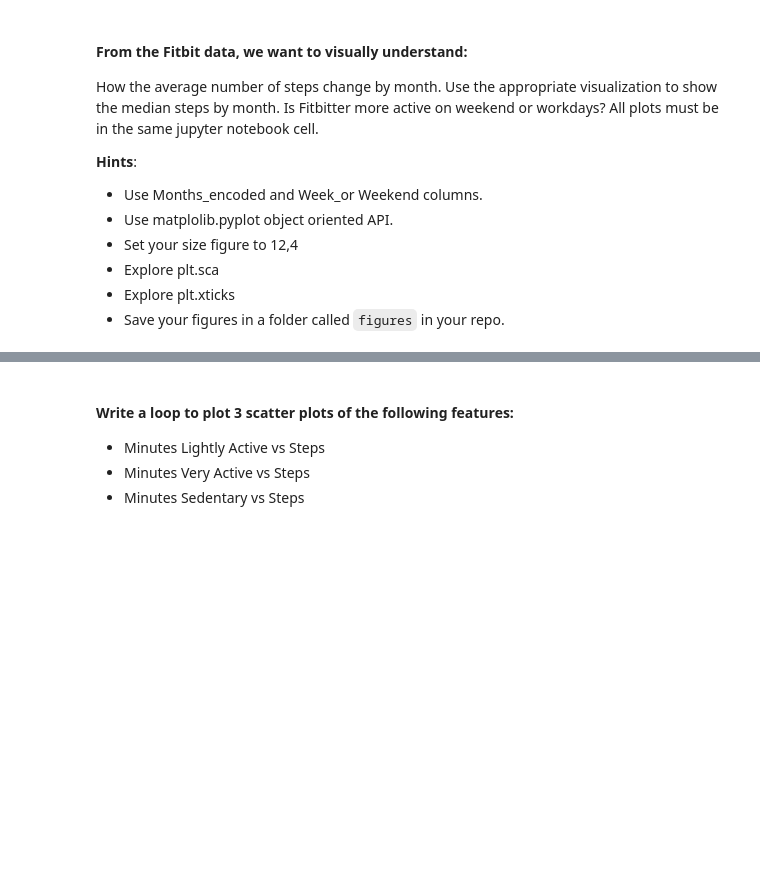
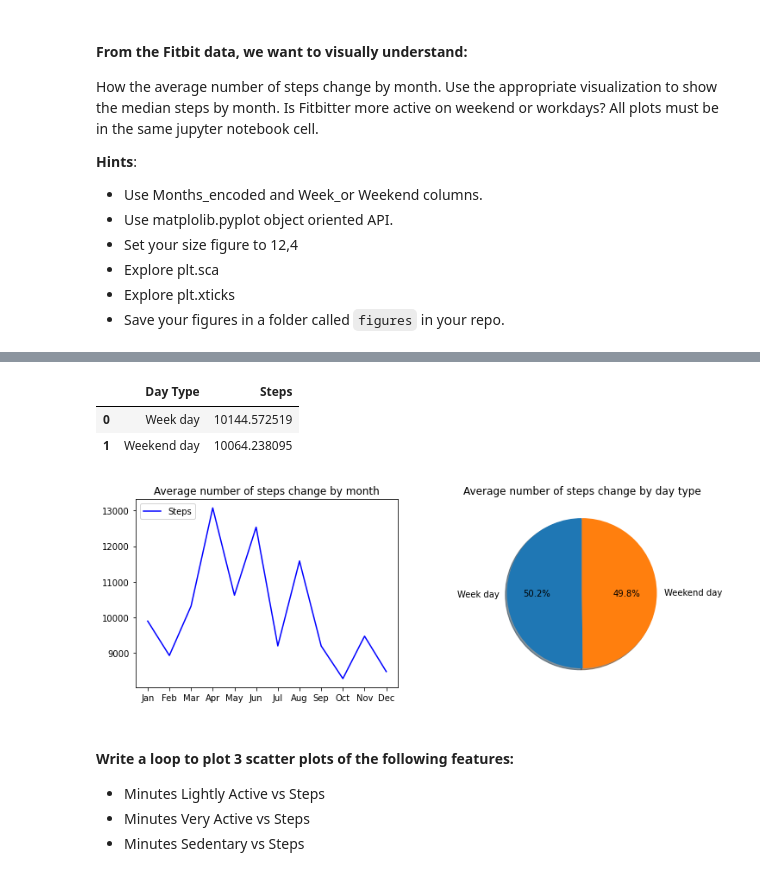
Before and after one commit to Malvagfr/dataptmad1121_labs, a Jupyter notebook: module-2/matplotlib-seaborn/your-code/main.ipynb, the cells around one changed output, grey strips where cells are left out. Saved outputs shown, nothing was run; the diff lists cells and outputs as text; code cells hidden in the pictures; blank space fills up the shorter version.

```diff
--- a/module-2/matplotlib-seaborn/your-code/main.ipynb
+++ b/module-2/matplotlib-seaborn/your-code/main.ipynb
@@ -99,0 +162,3 @@ How the average number of steps change by month. Use the appropriate visualizati
+# %%
+steps_by_month=fitbit2.groupby(['Month','Month Name']).agg({'Steps':'mean'})
+steps_by_month
@@ -99,0 +180,3 @@ How the average number of steps change by month. Use the appropriate visualizati
+# %%
+steps_by_month.reset_index(drop=False, inplace=True)
+steps_by_month
@@ -99,0 +197,26 @@ How the average number of steps change by month. Use the appropriate visualizati
+# %%
+# grouping data
+# MEDIAN STEPS BY WORK_OR_WEEKEND
+steps_by_day_type=fitbit2.groupby(['Day Type']).agg({'Steps':'mean'})
+steps_by_day_type.reset_index(drop=False, inplace=True)
+steps_by_day_type
+# %% [output]
+|  | Day Type | Steps |
+| 0 | Week day | 10144.572519 |
+| 1 | Weekend day | 10064.238095 |
+# %%
+pie_chart_label=list(steps_by_day_type['Day Type'].unique())
+# %%
+# building vis
+# MEDIAN STEPS BY MONTH_ENCODED
+fig, axs = plt.subplots(ncols=2, nrows=1, figsize=(12,4))
+axs[0].plot(steps_by_month['Month Name'], steps_by_month['Steps'], label='Steps', color='blue')
+axs[0].set_title('Average number of steps change by month')
+axs[0].legend(loc=2, prop={'size': 10})
+# MEDIAN STEPS BY WORK_OR_WEEKEND
+explode = (0, 0.1, 0)
+axs[1].pie(steps_by_day_type['Steps'], autopct='%1.1f%%', shadow=True, startangle=90, labels=pie_chart_label)
+axs[1].set_title('Average number of steps change by day type')
+plt.show()
+# %% [output]
+[figure, added]
```
Also changed, not shown: parts of 16 cells of this notebook, 1 other file.
